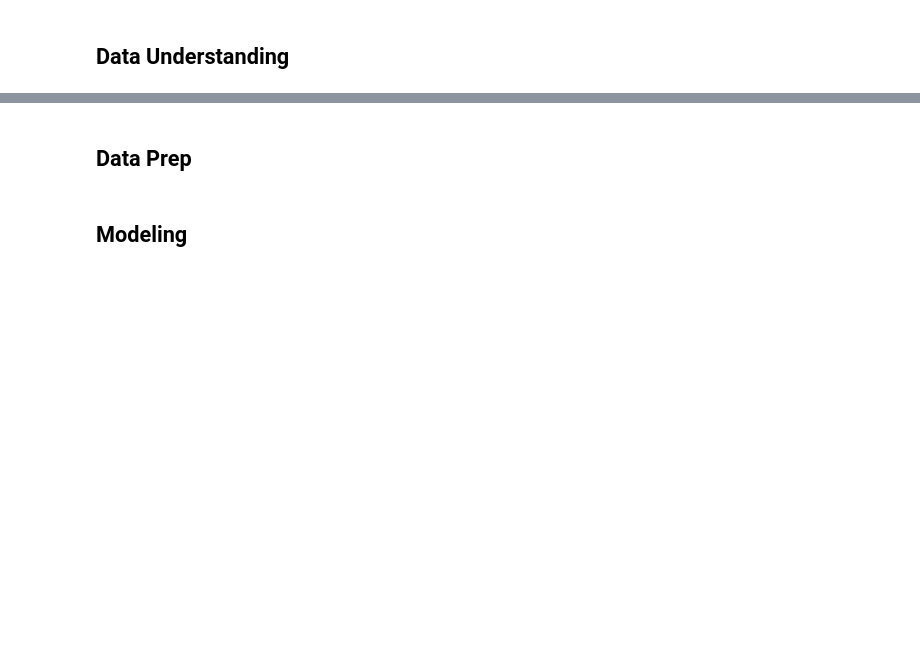
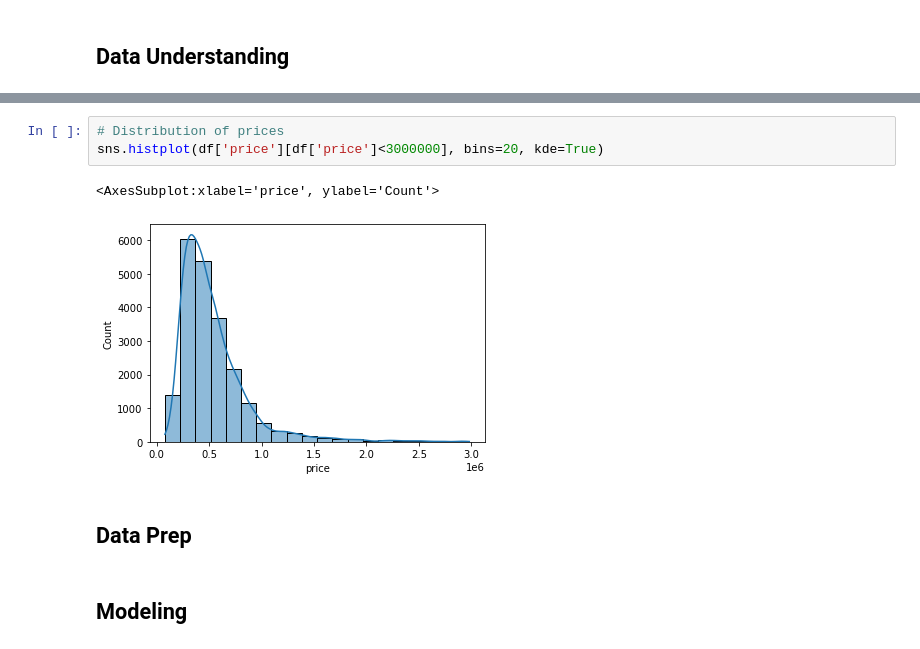
Before and after one commit to Luv2bnanook44/phase_2_project_quanggang, a Jupyter notebook: notebooks/jamie_notebook.ipynb, the cells around one changed output, grey strips where cells are left out. Saved outputs shown, nothing was run; the diff lists cells and outputs as text; blank space fills up the shorter version.

```diff
--- a/notebooks/jamie_notebook.ipynb
+++ b/notebooks/jamie_notebook.ipynb
@@ -19,3 +143,9 @@
+# %%
+# Distribution of prices
+sns.histplot(df['price'][df['price']<3000000], bins=20, kde=True)
+# %% [output]
+<AxesSubplot:xlabel='price', ylabel='Count'>
+[figure, added]
 # %% [markdown]
 ## Data Prep
 # %% [markdown]
```
Also changed, not shown: parts of 15 cells of this notebook.
